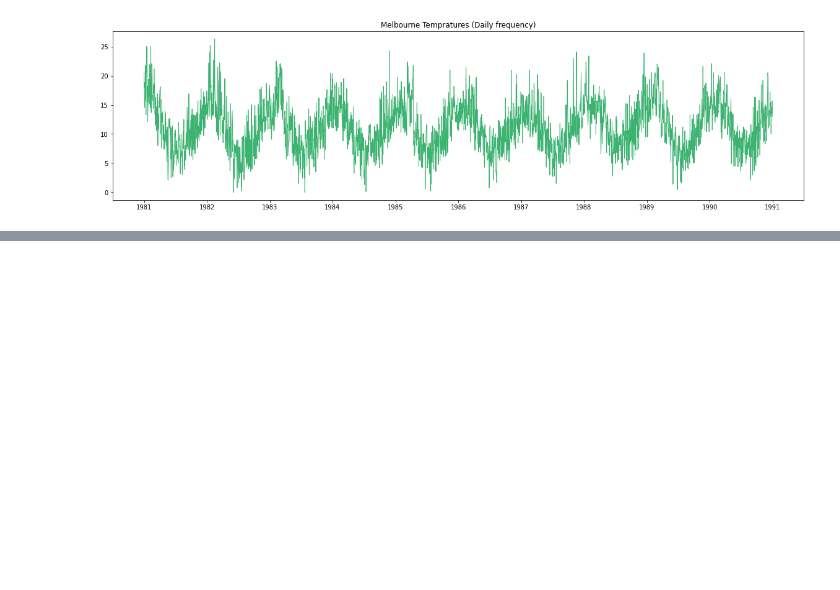
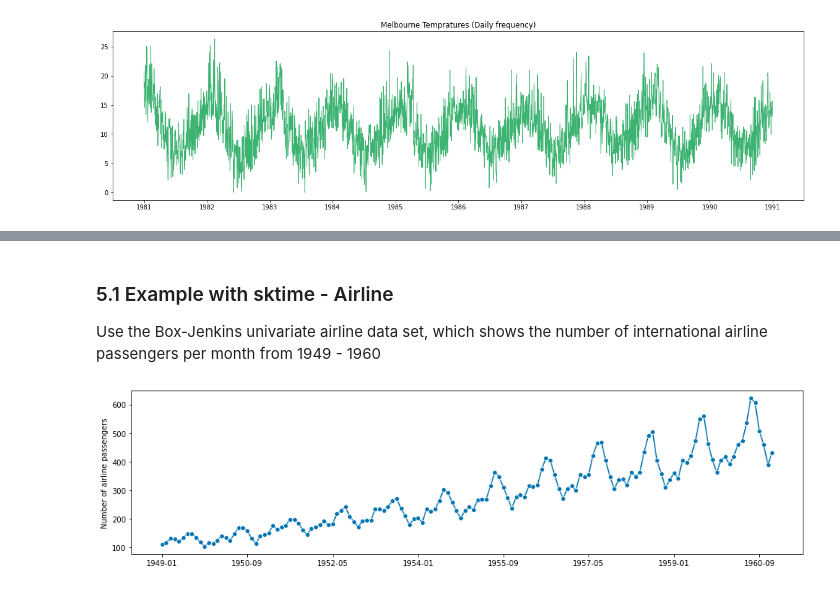
Before and after one commit to FabG/machine_learning, a Jupyter notebook: feature-engineering/3-Time_Series_OpenSource.ipynb, the cells around one changed output, grey strips where cells are left out. Cells and saved outputs as stored; diff of their text form; code cells hidden in the pictures; blank space fills up the shorter version.

Commit message:
added sktime

```diff
--- a/feature-engineering/3-Time_Series_OpenSource.ipynb
+++ b/feature-engineering/3-Time_Series_OpenSource.ipynb
@@ -148,0 +159,15 @@ plt.show()
+# %% [markdown]
+### 5.1 Example with sktime - Airline
+Use the Box-Jenkins univariate airline data set, which shows the number of international airline passengers per month from 1949 - 1960
+# %%
+from sktime.datasets import load_airline
+from sktime.utils.plotting import plot_series
+from sktime.forecasting.model_selection import (
+    ForecastingGridSearchCV,
+    SlidingWindowSplitter,
+    temporal_train_test_split,
+)
+y = load_airline()
+plot_series(y);
+# %% [output]
+[figure, added]
```
Also changed, not shown: parts of 6 cells of this notebook, 1 other file.
